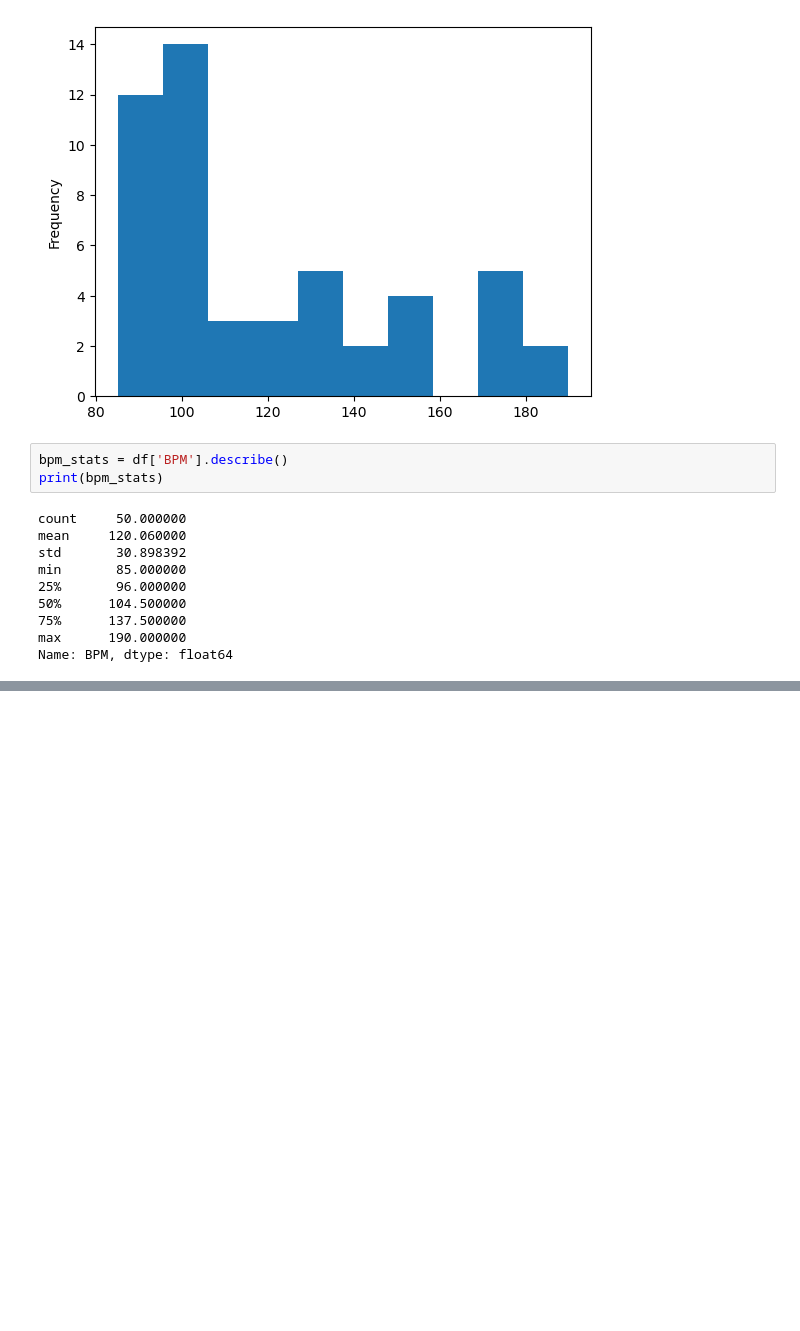
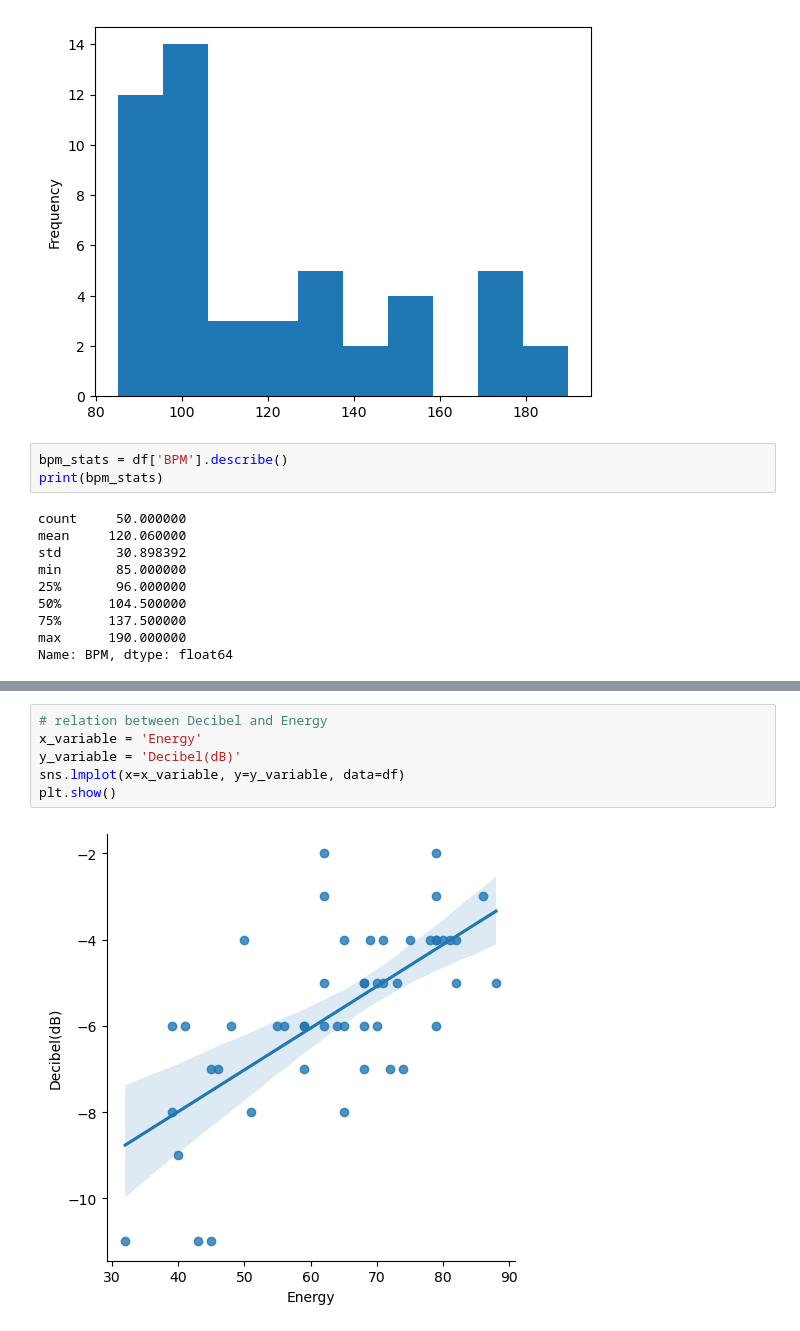
Before and after one commit to georgemcculloch/SpotifyEDA, a Jupyter notebook: NoteBook/spotifyeda.ipynb, the cells around one changed output, grey strips where cells are left out. Saved outputs shown, nothing was run; the diff lists cells and outputs as text; blank space fills up the shorter version.

```diff
--- a/NoteBook/spotifyeda.ipynb
+++ b/NoteBook/spotifyeda.ipynb
@@ -125,0 +136,8 @@ plt.show()
+# %%
+# relation between Decibel and Energy
+x_variable = 'Energy'
+y_variable = 'Decibel(dB)'
+sns.lmplot(x=x_variable, y=y_variable, data=df)
+plt.show()
+# %% [output]
+[figure, added]
```
Also changed, not shown: parts of 4 cells of this notebook.
